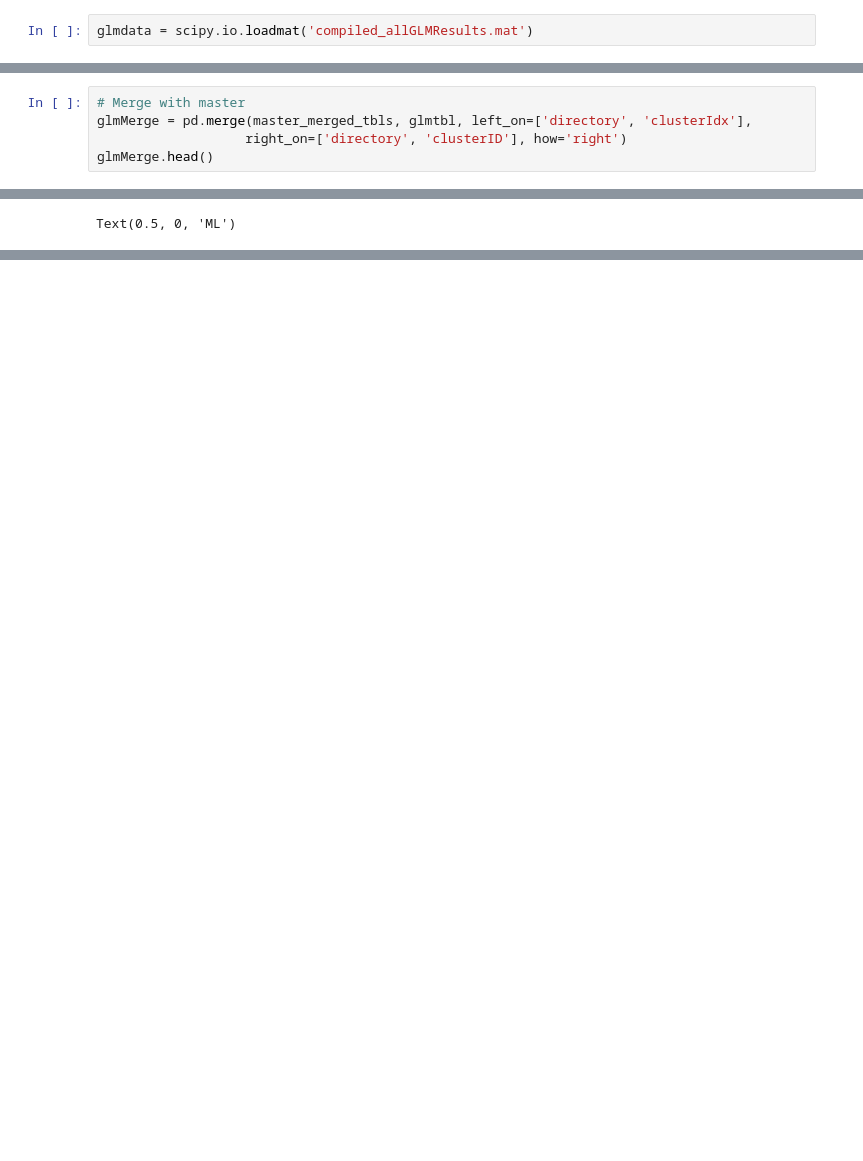
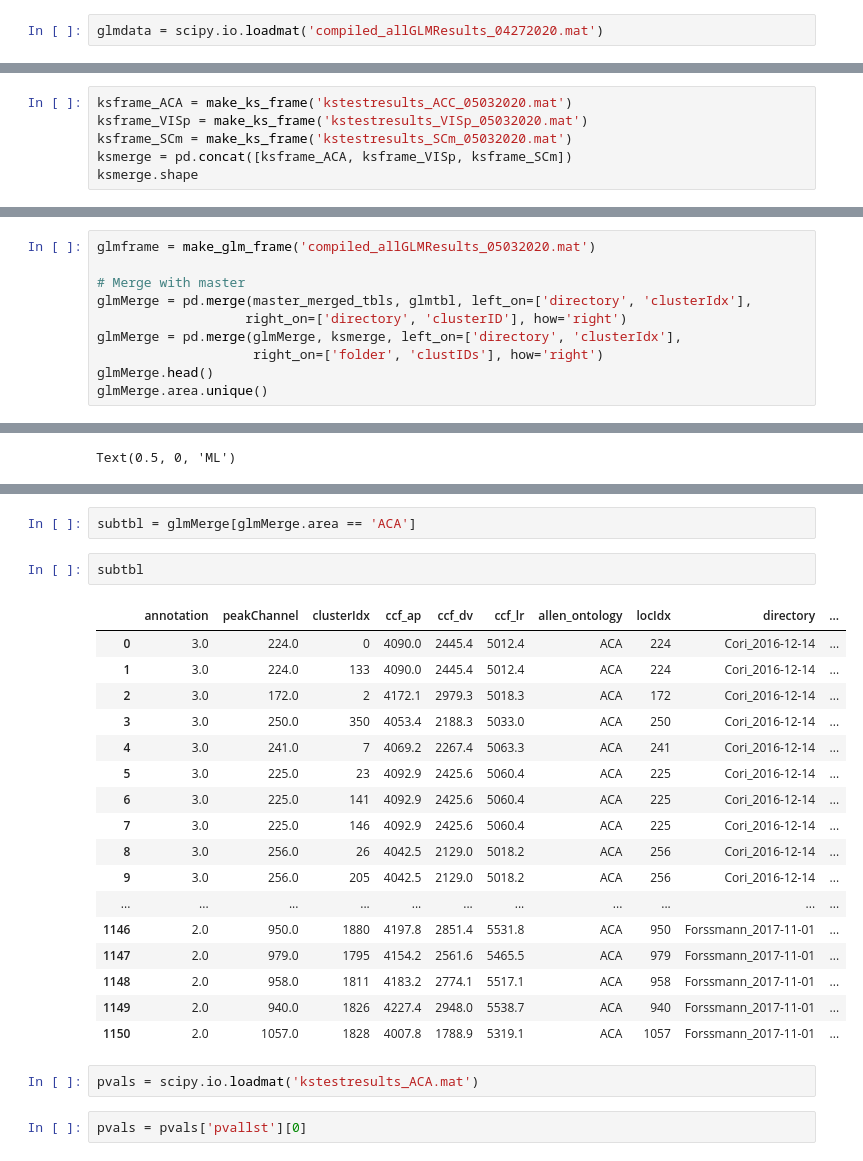
Before and after one commit to nhat-le/neuropixels-glm-brainlab, a Jupyter notebook: explore_Carandini_sessions.ipynb, the cells around one changed output, grey strips where cells are left out. Drawn from its saved outputs; the diff is of its cells as text; blank space fills up the shorter version.

```diff
--- a/explore_Carandini_sessions.ipynb
+++ b/explore_Carandini_sessions.ipynb
@@ -252,4 +215,4 @@ pd.DataFrame.to_csv(master_merged_tbls, 'labeled_clusters_all_session.csv')
 ### Load classified result
 We now load the results as processed by the GLM
 # %%
-glmdata = scipy.io.loadmat('compiled_allGLMResults.mat')
+glmdata = scipy.io.loadmat('compiled_allGLMResults_04272020.mat')
@@ -302,0 +257,6 @@ array(['ACA', 'VISp', 'VISpm', 'VISam', 'SCm'], dtype=object)
+# %%
+ksframe_ACA = make_ks_frame('kstestresults_ACC_05032020.mat')
+ksframe_VISp = make_ks_frame('kstestresults_VISp_05032020.mat')
+ksframe_SCm = make_ks_frame('kstestresults_SCm_05032020.mat')
+ksmerge = pd.concat([ksframe_ACA, ksframe_VISp, ksframe_SCm])
+ksmerge.shape
@@ -303,6 +265,11 @@ array(['ACA', 'VISp', 'VISpm', 'VISam', 'SCm'], dtype=object)
 # %%
+glmframe = make_glm_frame('compiled_allGLMResults_05032020.mat')
+
 # Merge with master
 glmMerge = pd.merge(master_merged_tbls, glmtbl, left_on=['directory', 'clusterIdx'],
                    right_on=['directory', 'clusterID'], how='right')
+glmMerge = pd.merge(glmMerge, ksmerge, left_on=['directory', 'clusterIdx'],
+                    right_on=['folder', 'clustIDs'], how='right')
 glmMerge.head()
+glmMerge.area.unique()
 # %% [output]
@@ -474,0 +575,26 @@ plot_area_units('LP', glmMerge)
+# %%
+subtbl = glmMerge[glmMerge.area == 'ACA']
+# %%
+subtbl
+# %% [output]
+|  | annotation | peakChannel | clusterIdx | ccf_ap | ccf_dv | ccf_lr | allen_ontology | locIdx | directory | ... |
+| 0 | 3.0 | 224.0 | 0 | 4090.0 | 2445.4 | 5012.4 | ACA | 224 | Cori_2016-12-14 | ... |
+| 1 | 3.0 | 224.0 | 133 | 4090.0 | 2445.4 | 5012.4 | ACA | 224 | Cori_2016-12-14 | ... |
+| 2 | 3.0 | 172.0 | 2 | 4172.1 | 2979.3 | 5018.3 | ACA | 172 | Cori_2016-12-14 | ... |
+| 3 | 3.0 | 250.0 | 350 | 4053.4 | 2188.3 | 5033.0 | ACA | 250 | Cori_2016-12-14 | ... |
+| 4 | 3.0 | 241.0 | 7 | 4069.2 | 2267.4 | 5063.3 | ACA | 241 | Cori_2016-12-14 | ... |
+| 5 | 3.0 | 225.0 | 23 | 4092.9 | 2425.6 | 5060.4 | ACA | 225 | Cori_2016-12-14 | ... |
+| 6 | 3.0 | 225.0 | 141 | 4092.9 | 2425.6 | 5060.4 | ACA | 225 | Cori_2016-12-14 | ... |
+| 7 | 3.0 | 225.0 | 146 | 4092.9 | 2425.6 | 5060.4 | ACA | 225 | Cori_2016-12-14 | ... |
+| 8 | 3.0 | 256.0 | 26 | 4042.5 | 2129.0 | 5018.2 | ACA | 256 | Cori_2016-12-14 | ... |
+| 9 | 3.0 | 256.0 | 205 | 4042.5 | 2129.0 | 5018.2 | ACA | 256 | Cori_2016-12-14 | ... |
+| ... | ... | ... | ... | ... | ... | ... | ... | ... | ... | ... |
+| 1146 | 2.0 | 950.0 | 1880 | 4197.8 | 2851.4 | 5531.8 | ACA | 950 | Forssmann_2017-11-01 | ... |
+| 1147 | 2.0 | 979.0 | 1795 | 4154.2 | 2561.6 | 5465.5 | ACA | 979 | Forssmann_2017-11-01 | ... |
+| 1148 | 2.0 | 958.0 | 1811 | 4183.2 | 2774.1 | 5517.1 | ACA | 958 | Forssmann_2017-11-01 | ... |
+| 1149 | 2.0 | 940.0 | 1826 | 4227.4 | 2948.0 | 5538.7 | ACA | 940 | Forssmann_2017-11-01 | ... |
+| 1150 | 2.0 | 1057.0 | 1828 | 4007.8 | 1788.9 | 5319.1 | ACA | 1057 | Forssmann_2017-11-01 | ... |
+# %%
+pvals = scipy.io.loadmat('kstestresults_ACA.mat')
+# %%
+pvals = pvals['pvallst'][0]
```
Also changed, not shown: parts of 24 cells of this notebook, 10 other files.
